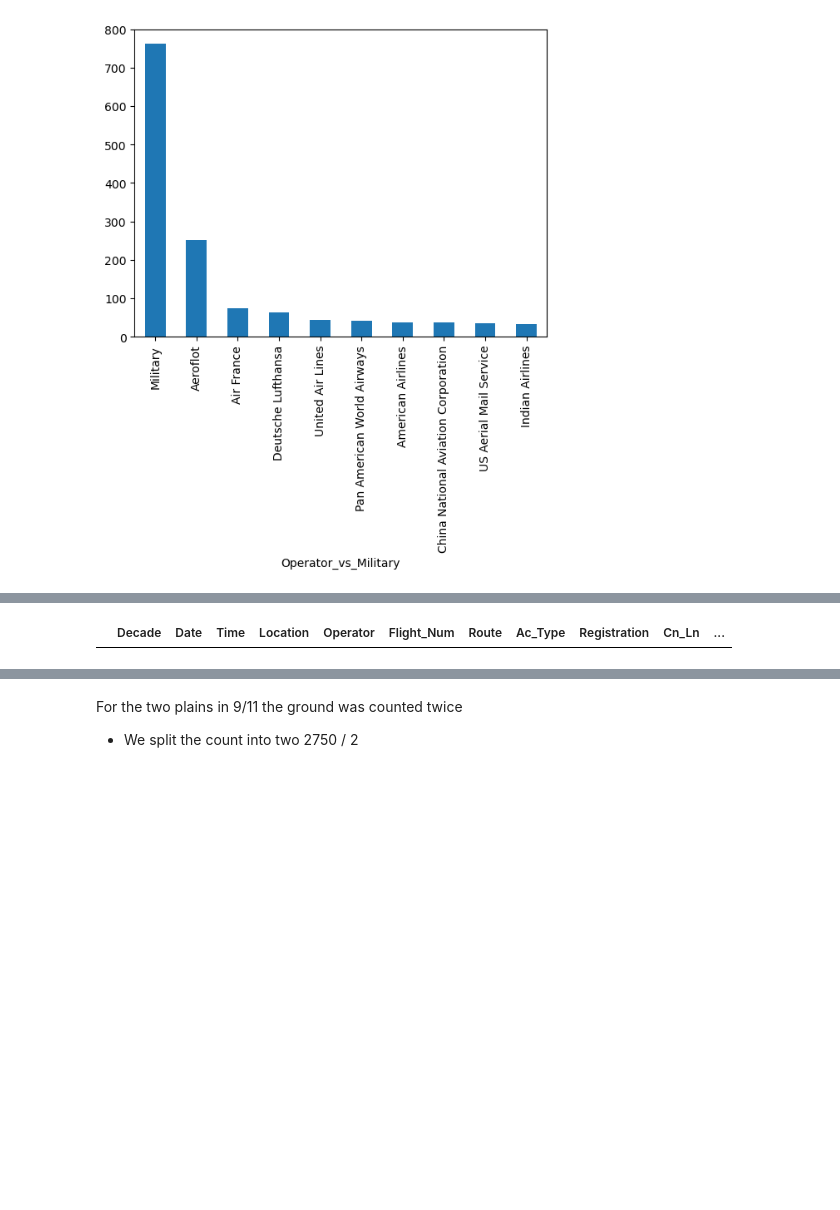
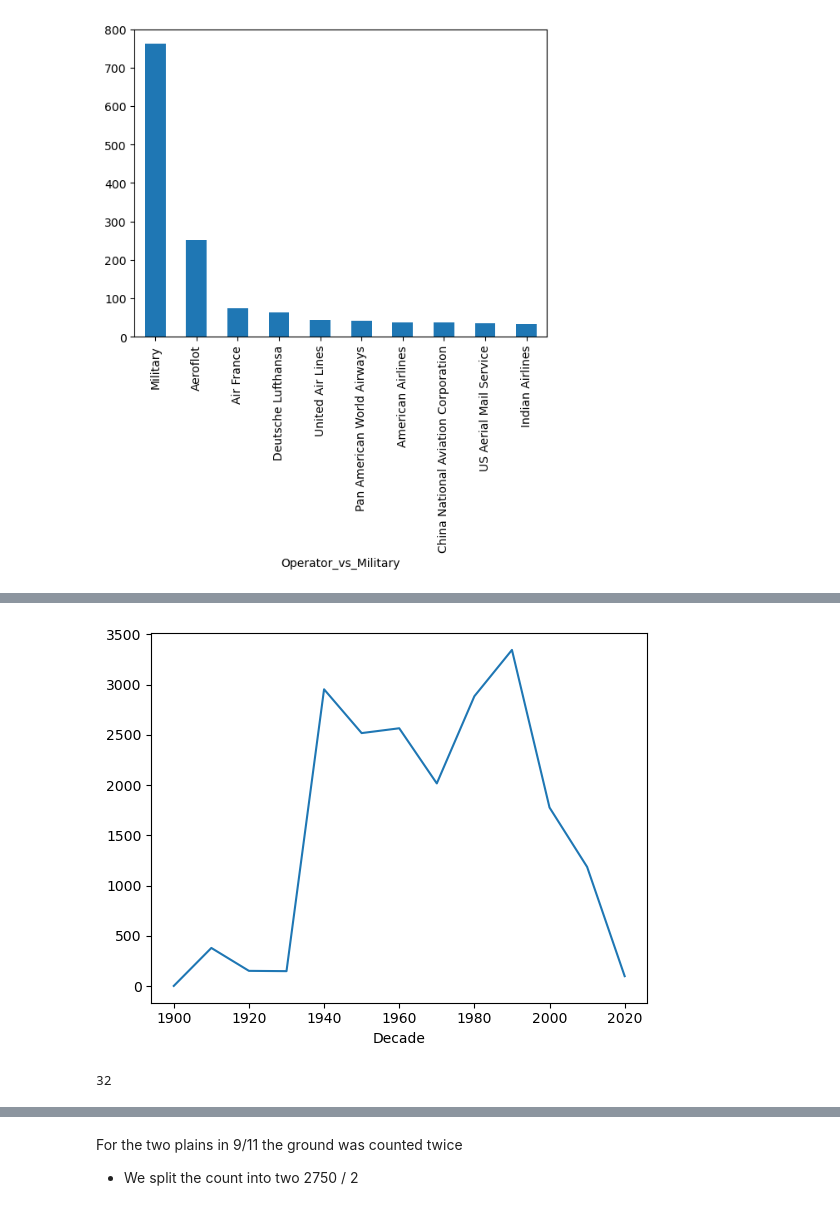
Before and after one commit to tonderai-m/Airplane, a Jupyter notebook: part_03.EDA.01.Sanity.Check copy.ipynb, the cells around one changed output, grey strips where cells are left out. Saved outputs shown, nothing was run; the diff lists cells and outputs as text; code cells hidden in the pictures; blank space fills up the shorter version.

```diff
--- a/part_03.EDA.01.Sanity.Check copy.ipynb
+++ b/part_03.EDA.01.Sanity.Check copy.ipynb
@@ -38,4 +40,9 @@ df3[df3.Operator == 'United Air Lines'].groupby(["Decade"])["Fatalities_Total"].
-# %%
-df[df.Fatalities.apply(lambda x: isinstance(x["total"],float))]
-# %% [output]
-|  | Decade | Date | Time | Location | Operator | Flight_Num | Route | Ac_Type | Registration | Cn_Ln | ... |
+# %%
+df[df.Operator_vs_Military == 'Military'].groupby(["Decade"])["Fatalities_Total"].sum().plot(x="Decade", y="Fatalities_Total")
+pass
+# %% [output]
+[figure, added]
+# %%
+df[(df.Operator_vs_Military == 'Military') & (df.Decade > 2000) & (df.Decade < 2020)]
+# %% [output]
+32
```
Also changed, not shown: parts of 22 cells of this notebook.
